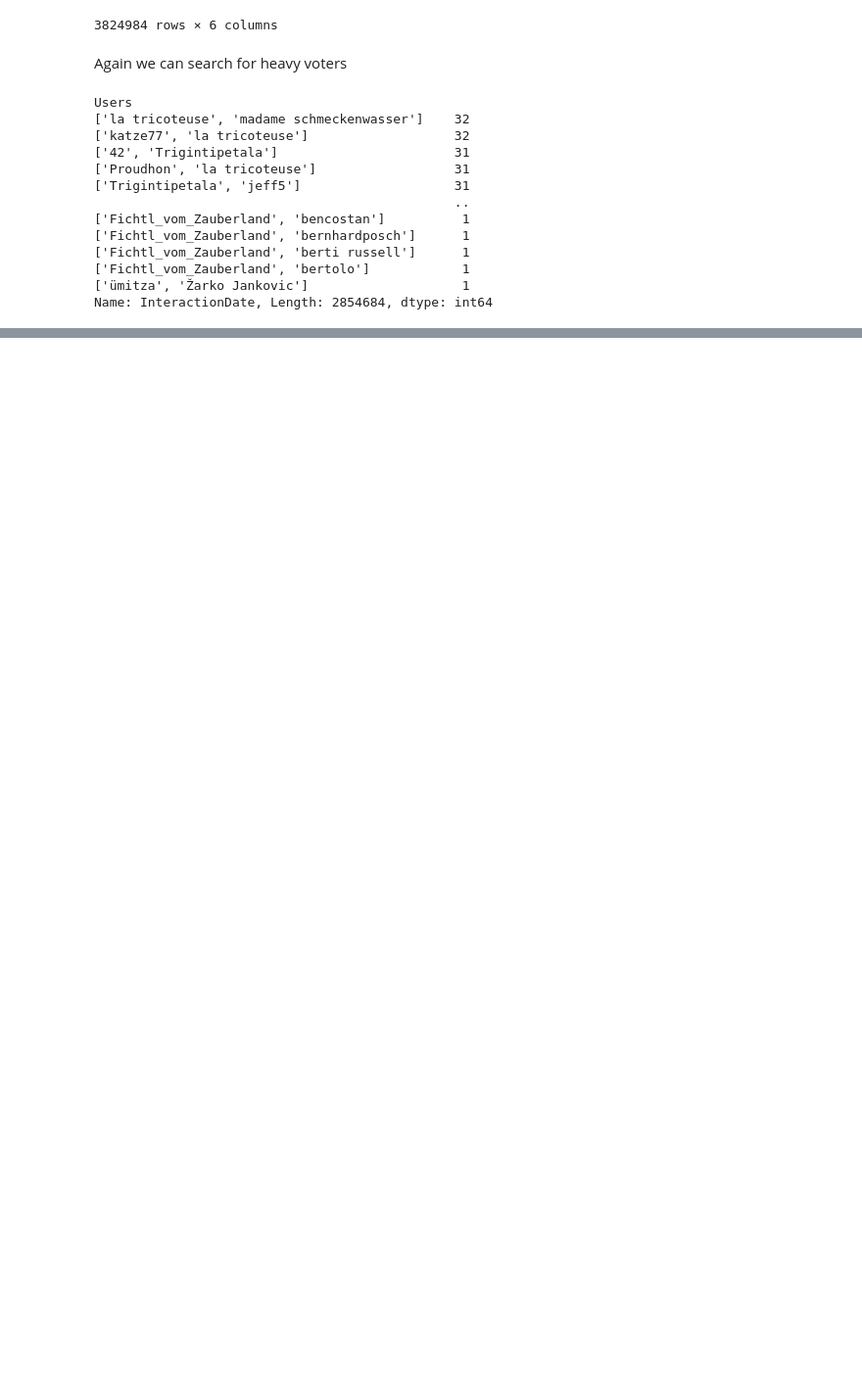
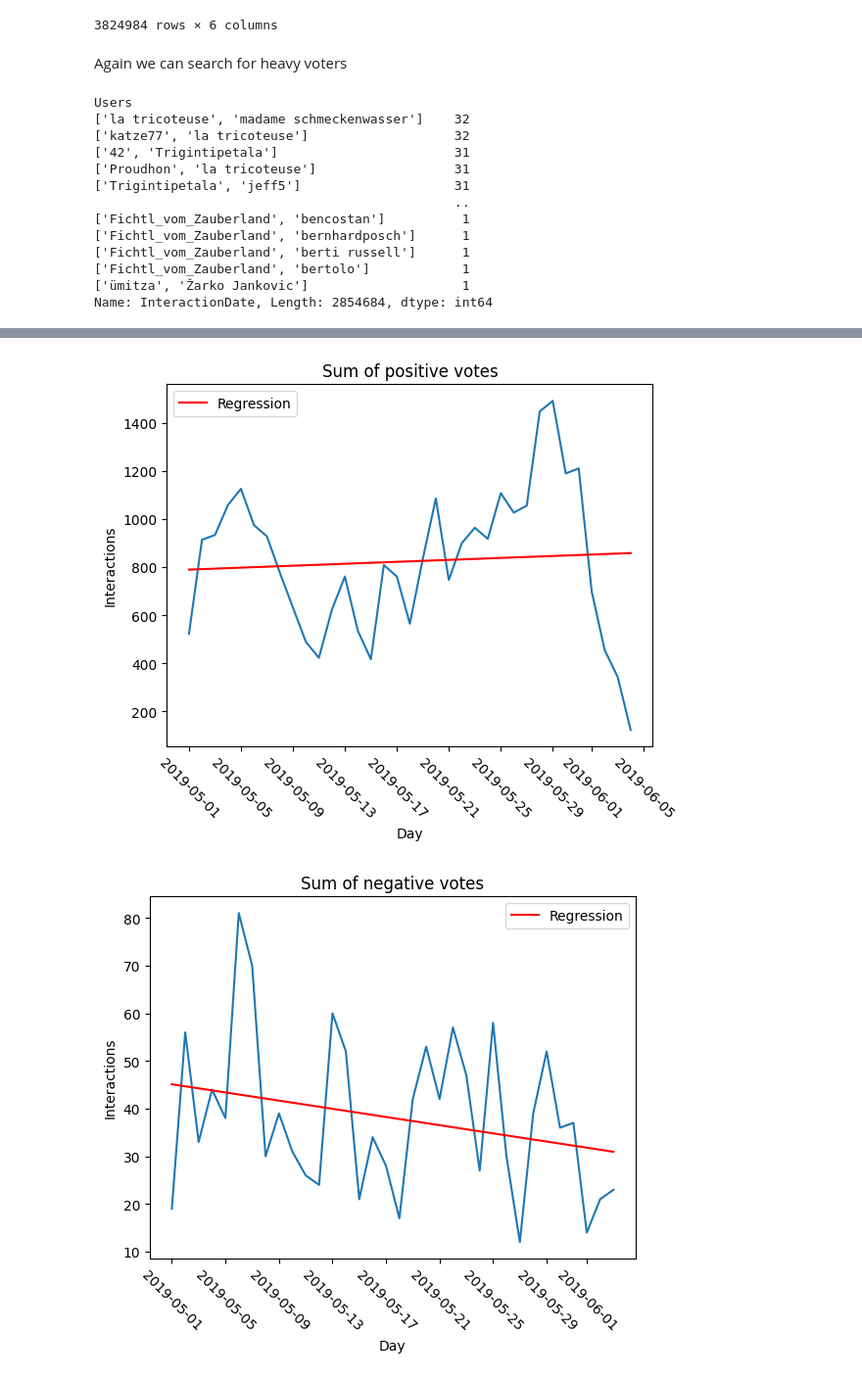
Before and after one commit to anaterovic/SNA, a Jupyter notebook: scripts/scripts_explain.ipynb, the cells around one changed output, grey strips where cells are left out. Shown: that part at 98% size. Saved outputs shown, nothing was run; the diff lists cells and outputs as text; code cells hidden in the pictures; blank space fills up the shorter version.

```diff
--- a/scripts/scripts_explain.ipynb
+++ b/scripts/scripts_explain.ipynb
@@ -268,0 +254,30 @@ plt.show()
+# %%
+votes_positive = []
+votes_negative = []
+for users in heavy_users.values:
+    data = user_votes[user_votes["Users"] == users]
+    votes_positive.append(data[data["Vote"] == 1])
+    votes_negative.append(data[data["Vote"] == -1])
+
+df_votes_positive = pd.concat(votes_positive).groupby("InteractionDate")["Vote"].sum().sort_index()
+df_votes_negative = pd.concat(votes_negative).groupby("InteractionDate")["Vote"].sum().sort_index()
+# %%
+def plot_summed_interactions(df, title = ""):
+    df.plot(label="_")
+    [slope, intercept] = np.polyfit(range(0, len(df)), df.values, 1)
+    x = df.index
+    y = (np.arange(0,len(df))*slope)+intercept
+    plt.plot(x, y, color = "red", label="Regression")
+    plt.title(title)
+    plt.xticks(rotation=-45)
+    plt.xlabel("Day")
+    plt.ylabel("Interactions")
+    plt.legend()
+    plt.savefig(f"../img/{title.replace(' ', '').lower()}.png")
+    plt.show()
+
+plot_summed_interactions(df_votes_positive, title = "Sum of positive votes")
+plot_summed_interactions((-1)*df_votes_negative, title = "Sum of negative votes")
+# %% [output]
+[figure, added]
+[figure, added]
```
Also changed, not shown: parts of 12 cells of this notebook.
